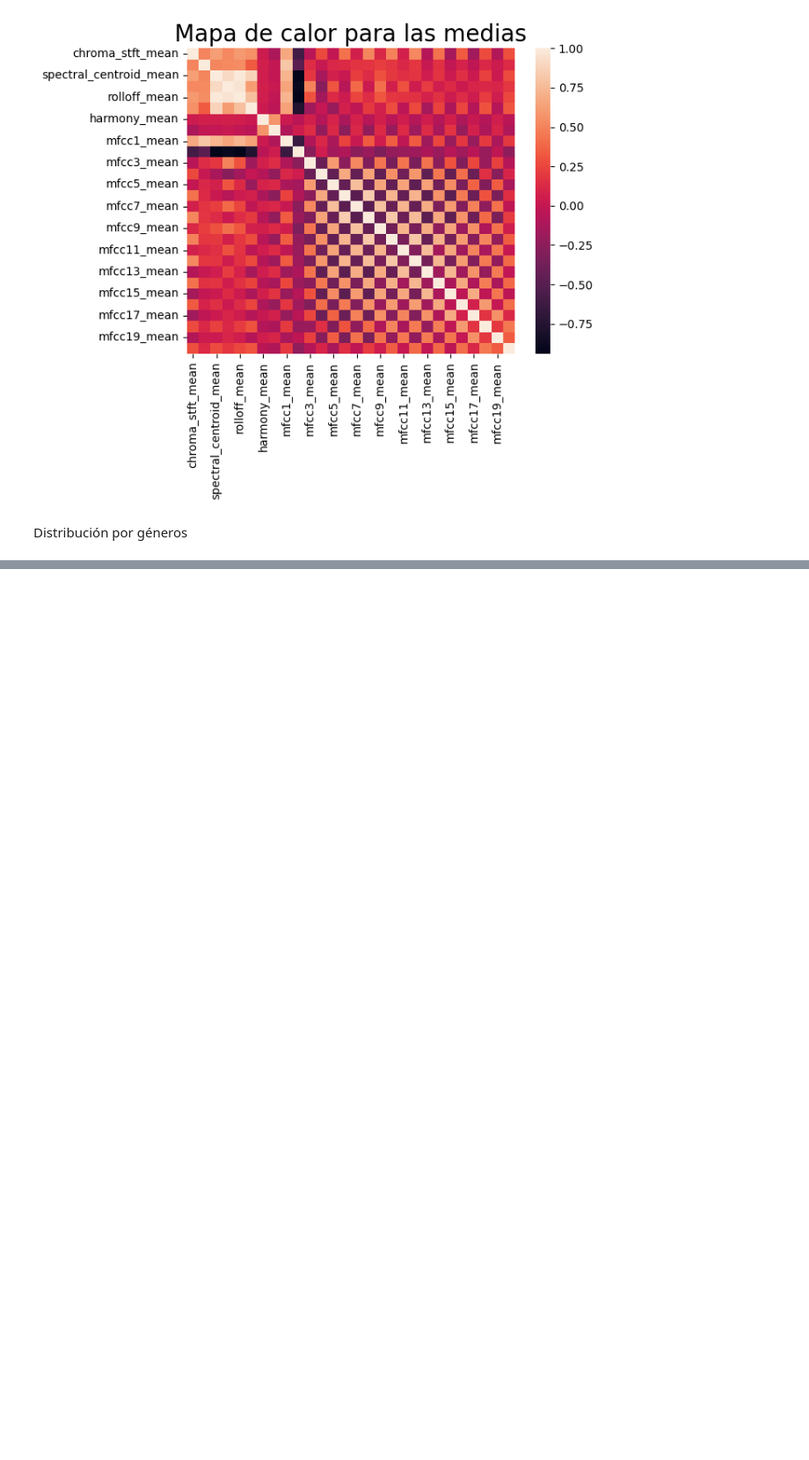
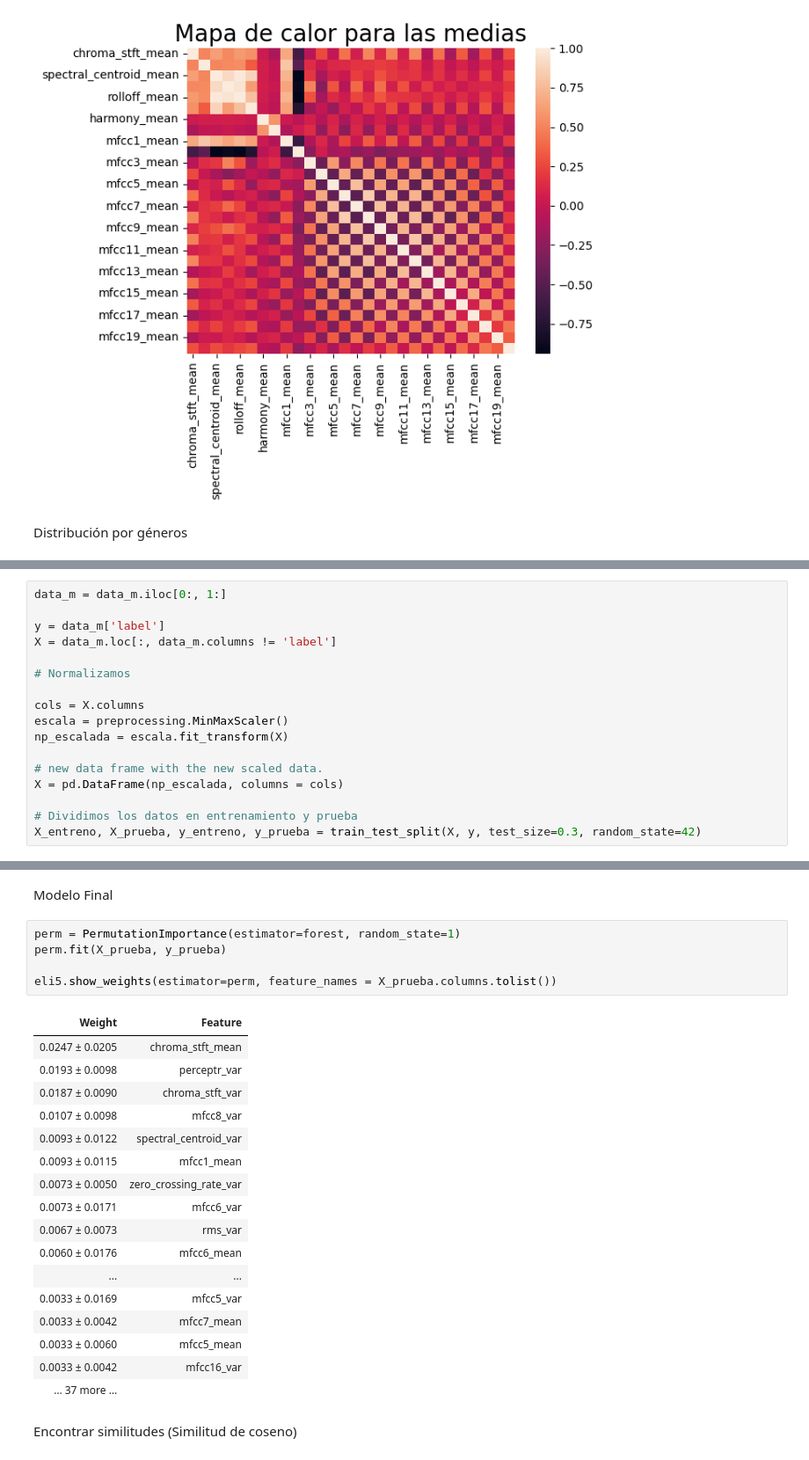
Before and after one commit to gams2004/analisis_musical, a Jupyter notebook: codigo/Musica.ipynb, the cells around one changed output, grey strips where cells are left out. Shown: that part at 88% size. Saved outputs shown, nothing was run; the diff lists cells and outputs as text; blank space fills up the shorter version.

```diff
--- a/codigo/Musica.ipynb
+++ b/codigo/Musica.ipynb
@@ -204,0 +198,17 @@ plt.ylabel("BPM", fontsize = 15)
+# %%
+data_m = data_m.iloc[0:, 1:]
+
+y = data_m['label']
+X = data_m.loc[:, data_m.columns != 'label']
+
+# Normalizamos
+
+cols = X.columns
+escala = preprocessing.MinMaxScaler()
+np_escalada = escala.fit_transform(X)
+
+# new data frame with the new scaled data.
+X = pd.DataFrame(np_escalada, columns = cols)
+
+# Dividimos los datos en entrenamiento y prueba
+X_entreno, X_prueba, y_entreno, y_prueba = train_test_split(X, y, test_size=0.3, random_state=42)
@@ -204,0 +261,27 @@ plt.ylabel("BPM", fontsize = 15)
+# %% [markdown]
+Modelo Final
+# %%
+perm = PermutationImportance(estimator=forest, random_state=1)
+perm.fit(X_prueba, y_prueba)
+
+eli5.show_weights(estimator=perm, feature_names = X_prueba.columns.tolist())
+# %% [output]
+| Weight | Feature |
+| 0.0247 ± 0.0205 | chroma_stft_mean |
+| 0.0193 ± 0.0098 | perceptr_var |
+| 0.0187 ± 0.0090 | chroma_stft_var |
+| 0.0107 ± 0.0098 | mfcc8_var |
+| 0.0093 ± 0.0122 | spectral_centroid_var |
+| 0.0093 ± 0.0115 | mfcc1_mean |
+| 0.0073 ± 0.0050 | zero_crossing_rate_var |
+| 0.0073 ± 0.0171 | mfcc6_var |
+| 0.0067 ± 0.0073 | rms_var |
+| 0.0060 ± 0.0176 | mfcc6_mean |
+| ... | ... |
+| 0.0033 ± 0.0169 | mfcc5_var |
+| 0.0033 ± 0.0042 | mfcc7_mean |
+| 0.0033 ± 0.0060 | mfcc5_mean |
+| 0.0033 ± 0.0042 | mfcc16_var |
+| … 37 more … |  |
+# %% [markdown]
+Encontrar similitudes (Similitud de coseno)
```
Also changed, not shown: parts of 25 cells of this notebook.
